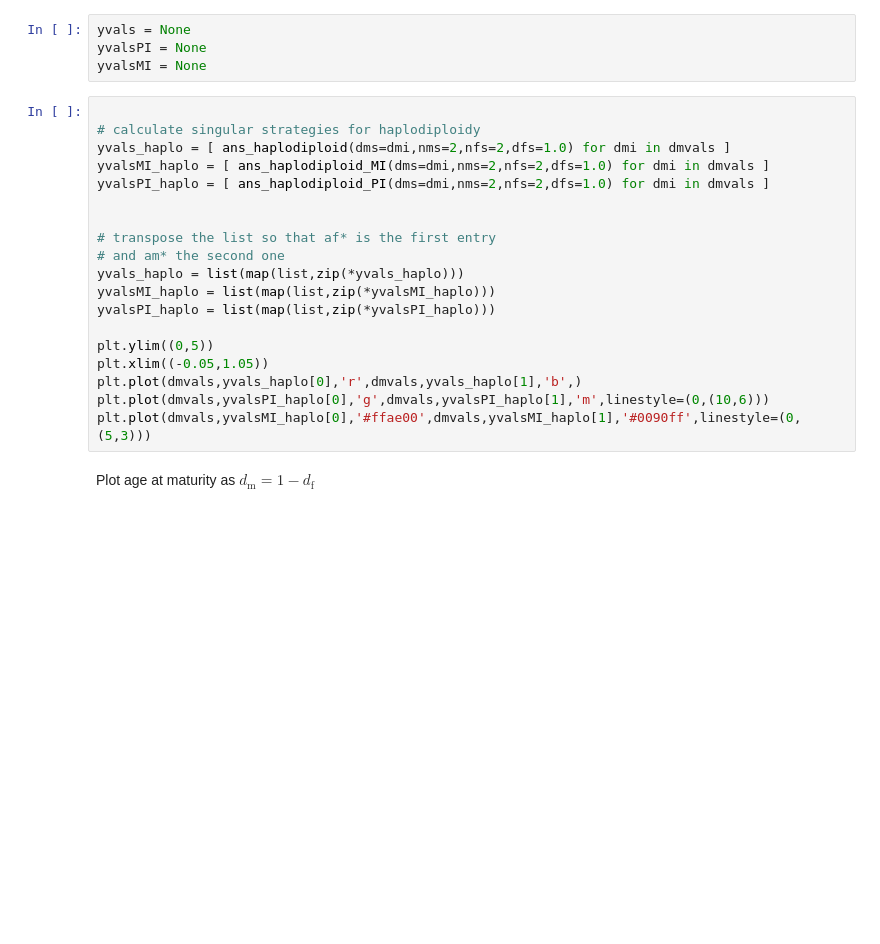
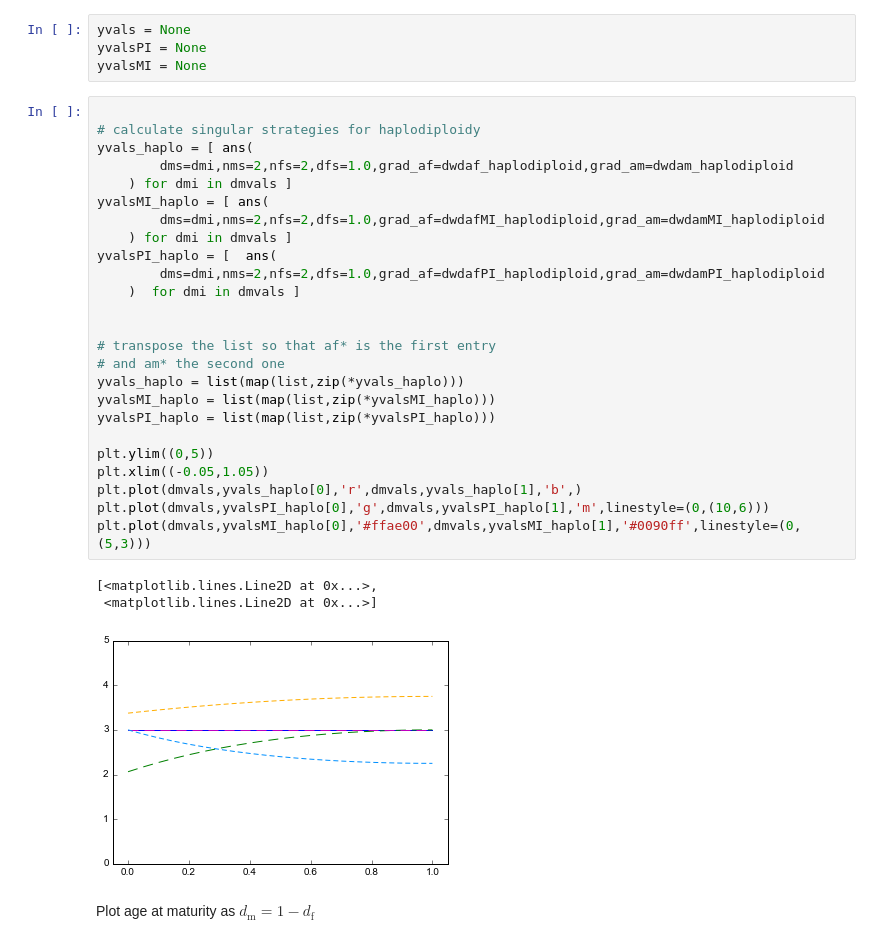
Before and after one commit to bramkuijper/age_vs_size_imprint, a Jupyter notebook: Age at maturity and genomic imprinting.ipynb, the cells around one changed output. Drawn from its saved outputs; the diff is of its cells as text; blank space fills up the shorter version.

```diff
--- a/Age at maturity and genomic imprinting.ipynb
+++ b/Age at maturity and genomic imprinting.ipynb
@@ -479,22 +482,32 @@ yvalsMI = None
 # %%
 
 # calculate singular strategies for haplodiploidy
-yvals_haplo = [ ans_haplodiploid(dms=dmi,nms=2,nfs=2,dfs=1.0) for dmi in dmvals ]
-yvalsMI_haplo = [ ans_haplodiploid_MI(dms=dmi,nms=2,nfs=2,dfs=1.0) for dmi in dmvals ]
-yvalsPI_haplo = [ ans_haplodiploid_PI(dms=dmi,nms=2,nfs=2,dfs=1.0) for dmi in dmvals ]
+yvals_haplo = [ ans(
+        dms=dmi,nms=2,nfs=2,dfs=1.0,grad_af=dwdaf_haplodiploid,grad_am=dwdam_haplodiploid
+    ) for dmi in dmvals ]
+yvalsMI_haplo = [ ans(
+        dms=dmi,nms=2,nfs=2,dfs=1.0,grad_af=dwdafMI_haplodiploid,grad_am=dwdamMI_haplodiploid
+    ) for dmi in dmvals ]
+yvalsPI_haplo = [  ans(
+        dms=dmi,nms=2,nfs=2,dfs=1.0,grad_af=dwdafPI_haplodiploid,grad_am=dwdamPI_haplodiploid
+    )  for dmi in dmvals ]
 
 
 # transpose the list so that af* is the first entry
 # and am* the second one
 yvals_haplo = list(map(list,zip(*yvals_haplo)))
 yvalsMI_haplo = list(map(list,zip(*yvalsMI_haplo)))
 yvalsPI_haplo = list(map(list,zip(*yvalsPI_haplo)))
 
 plt.ylim((0,5))
 plt.xlim((-0.05,1.05))
 plt.plot(dmvals,yvals_haplo[0],'r',dmvals,yvals_haplo[1],'b',)
 plt.plot(dmvals,yvalsPI_haplo[0],'g',dmvals,yvalsPI_haplo[1],'m',linestyle=(0,(10,6)))
 plt.plot(dmvals,yvalsMI_haplo[0],'#ffae00',dmvals,yvalsMI_haplo[1],'#0090ff',linestyle=(0,(5,3)))
+# %% [output]
+[<matplotlib.lines.Line2D at 0x...>,
+ <matplotlib.lines.Line2D at 0x...>]
+[figure, added]
 # %% [markdown]
 Plot age at maturity as $d_{\mathrm{m}} = 1-d_{\mathrm{f}}$
 # %%
```
Also changed, not shown: parts of 12 cells of this notebook, 4 other files.
